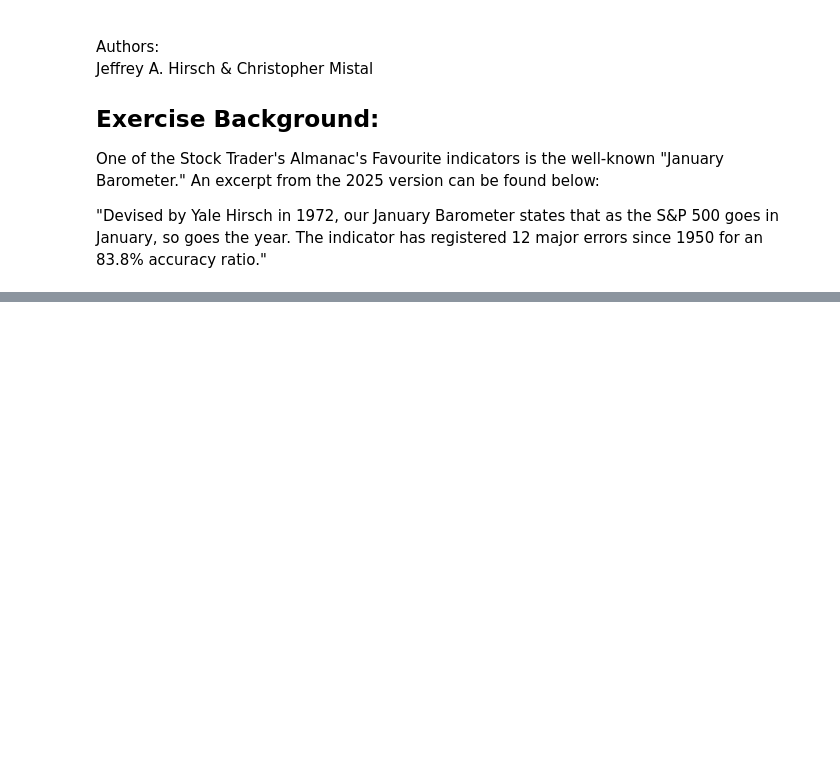
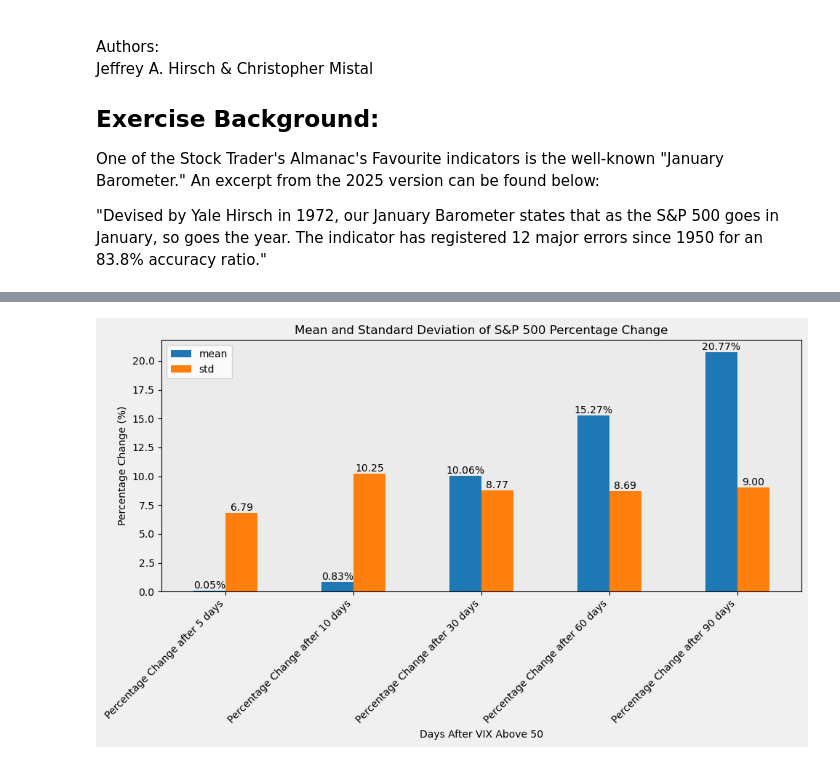
Before and after one commit to brian-m0k/Stock-Traders-Almanac-Financial-Markets-Seasonality-Analysis-with-Python, a Jupyter notebook: Financial_Data_Slicing_Operations.ipynb, the cells around one changed output, grey strips where cells are left out. Saved outputs shown, nothing was run; the diff lists cells and outputs as text; code cells hidden in the pictures; blank space fills up the shorter version.

```diff
--- a/Financial_Data_Slicing_Operations.ipynb
+++ b/Financial_Data_Slicing_Operations.ipynb
@@ -179,0 +221,19 @@ display(sp500_future_values.head())
+# %%
+# Calculate percentage change for each future date
+sp500_percentage_change = pd.DataFrame(index=sp500_future_values.index)
+
+for days in [5, 10, 30, 60, 90]:
+    col_name = f'S&P 500 Close after {days} days'
+    percentage_change_col_name = f'Percentage Change after {days} days'
+    # Convert columns to numeric before calculating percentage change, if you d
+    sp500_future_values[col_name] = pd.to_numeric(sp500_future_values[col_name])
+    sp500_future_values['S&P 500 Close on Event Date'] = pd.to_numeric(sp500_future_values['S&P 500 Close on Event Date'])
+
+    sp500_percentage_change[percentage_change_col_name] = (
+        (sp500_future_values[col_name] - sp500_future_values['S&P 500 Close on Event Date']) / sp500_future_values['S&P 500 Close on Event Date']
+    ) * 100
+
+# Display the percentage changes
+display(sp500_percentage_change)
+print(sp500_percentage_change.info())
+print(sp500_percentage_change.describe())
@@ -179,0 +282,65 @@ display(sp500_future_values.head())
+# %%
+import matplotlib.pyplot as plt
+
+# Calculate descriptive statistics
+description = sp500_percentage_change.describe()
+
+# Transpose the DataFrame for plotting
+description_T = description.T
+
+# Graph 1: Mean and Standard Deviation
+fig1, ax1 = plt.subplots(figsize=(10, 6))
+
+# Set background color for figure and axes
+fig1.patch.set_facecolor('0.94') # Light gray
+ax1.set_facecolor('0.92') # Light gray
+
+
+description_T[['mean', 'std']].plot(kind='bar', ax=ax1)
+
+# Add value labels to the bars in Graph 1
+for i, container in enumerate(ax1.containers):
+    if i == 0:  # Mean values
+        ax1.bar_label(container, fmt='%.2f%%')
+    else:  # Standard deviation values
+        ax1.bar_label(container, fmt='%.2f')
+
+
+# Set labels and title for Graph 1
+ax1.set_xlabel("Days After VIX Above 50")
+ax1.set_ylabel("Percentage Change (%)")
+ax1.set_title("Mean and Standard Deviation of S&P 500 Percentage Change")
+
+# Rotate x-axis labels for better readability
+plt.xticks(rotation=45, ha='right')
+
+# Display the first chart
+plt.tight_layout()
+plt.show()
+
+# Graph 2: Min and Max Values
+fig2, ax2 = plt.subplots(figsize=(10, 6))
+
+# Set background color for figure and axes
+fig2.patch.set_facecolor('0.94') # Light gray
+ax2.set_facecolor('0.92') # Light gray
+
+description_T[['min', 'max']].plot(kind='bar', ax=ax2, color=['red', 'green'])
+
+# Add value labels to the bars in Graph 2
+for container in ax2.containers:
+    ax2.bar_label(container, fmt='%.2f%%')
+
+# Set labels and title for Graph 2
+ax2.set_xlabel("Days After VIX Above 50")
+ax2.set_ylabel("Percentage Change (%)")
+ax2.set_title("Minimum and Maximum S&P 500 Percentage Change")
+
+# Rotate x-axis labels for better readability
+plt.xticks(rotation=45, ha='right')
+
+# Display the second chart
+plt.tight_layout()
+plt.show()
+# %% [output]
+[figure, added]
```
Also changed, not shown: parts of 12 cells of this notebook, 1 other file.
